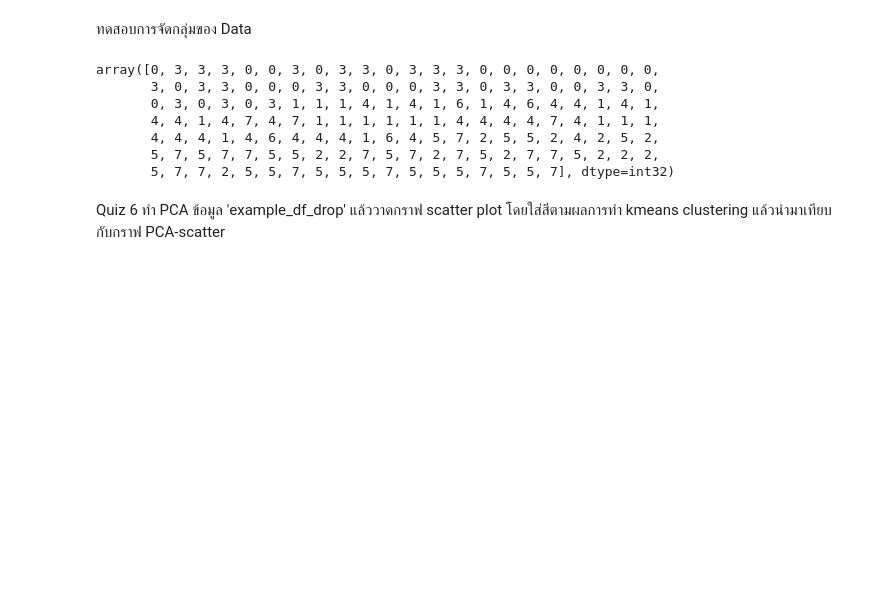
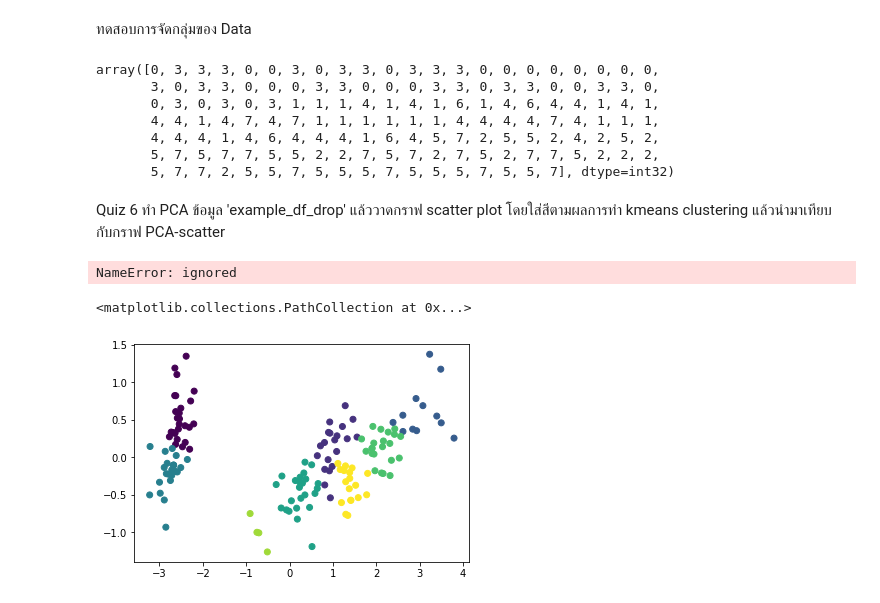
Before and after one commit to sskboonmee/multivariate, a Jupyter notebook: Chapter6_Cluster_Analysis_.ipynb, the cells around one changed output. Cells and saved outputs as stored; diff of their text form; code cells hidden in the pictures; blank space fills up the shorter version.

```diff
--- a/Chapter6_Cluster_Analysis_.ipynb
+++ b/Chapter6_Cluster_Analysis_.ipynb
@@ -89,0 +87,6 @@ new_pca3 = pca.fit_transform(bb.iloc[:,1:].to_numpy())
+# %%
+from sklearn.decomposition import PCA
+
+pca = PCA(n_components=2)
+
+new_pca = pca.fit_transform(example_df_drop)
@@ -89,0 +95,11 @@ new_pca3 = pca.fit_transform(bb.iloc[:,1:].to_numpy())
+# %%
+plt.plot(X_pca[:50,0],X_pca[:50,1],'or')
+plt.plot(X_pca[50:100,0],X_pca[50:100,1],'og')
+plt.plot(X_pca[100:,0],X_pca[100:,1],'oy')
+# %% [output]
+NameError: ignored
+# %%
+plt.scatter(new_pca[:,0],new_pca[:,1],c=y)
+# %% [output]
+<matplotlib.collections.PathCollection at 0x...>
+[figure, added]
```
Also changed, not shown: parts of 3 cells of this notebook.
